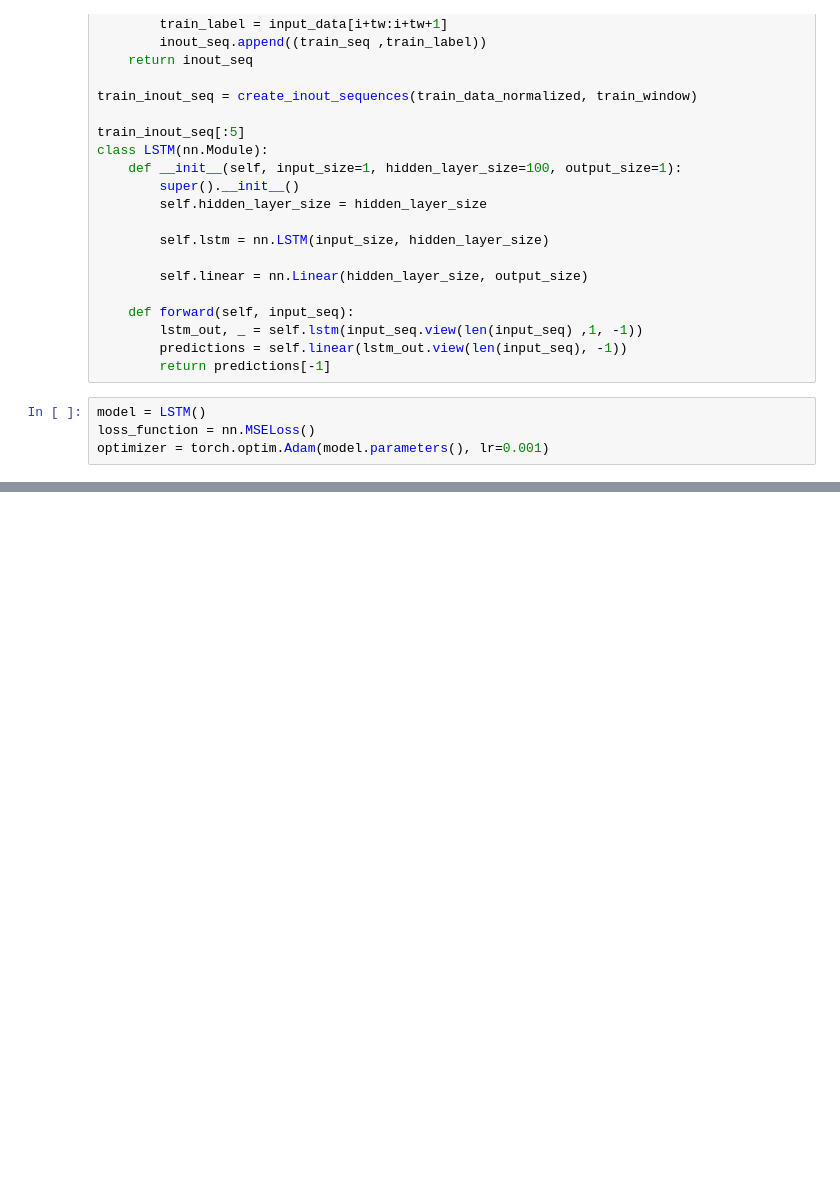
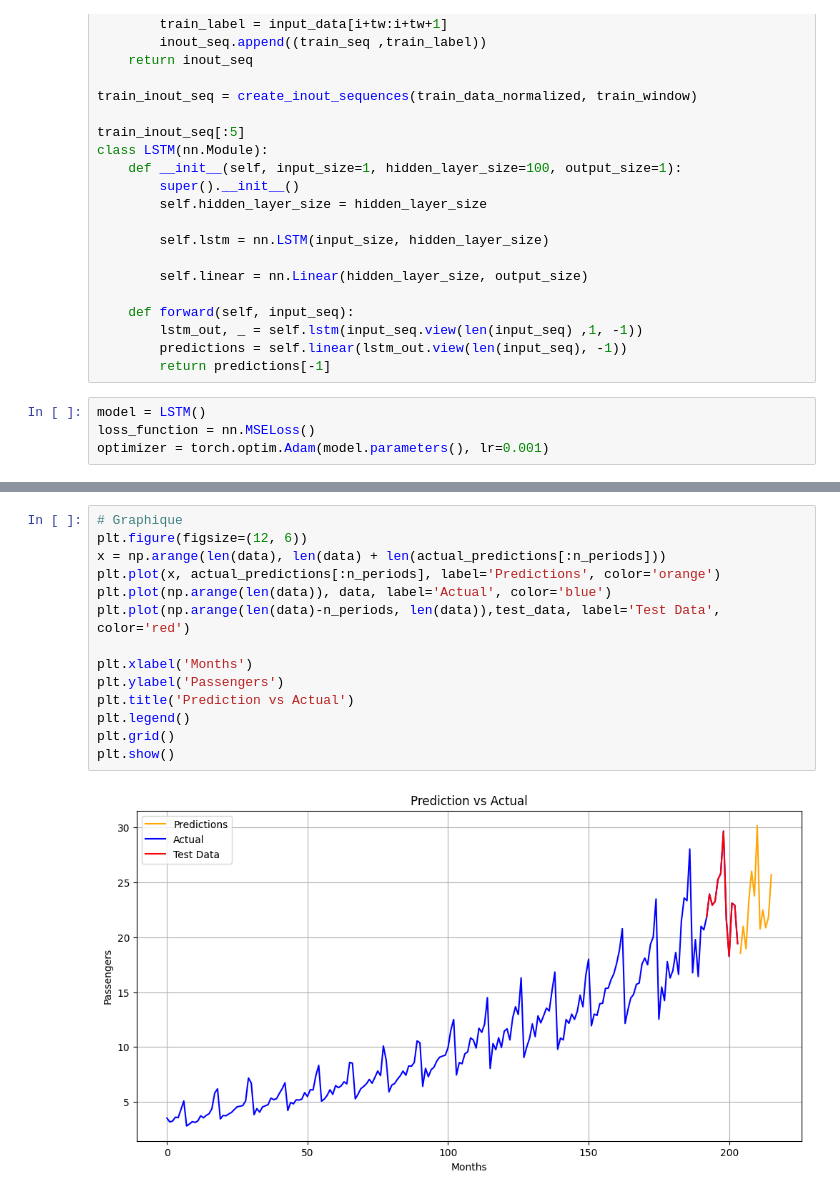
Before and after one commit to GAKIZAB/Time_series, a Jupyter notebook: Time_series.ipynb, the cells around one changed output, grey strips where cells are left out. Saved outputs shown, nothing was run; the diff lists cells and outputs as text; blank space fills up the shorter version.

```diff
--- a/Time_series.ipynb
+++ b/Time_series.ipynb
@@ -514,0 +440,16 @@ Le modèle SARIMA a une meilleure MAE.
+# %%
+# Graphique
+plt.figure(figsize=(12, 6))
+x = np.arange(len(data), len(data) + len(actual_predictions[:n_periods]))
+plt.plot(x, actual_predictions[:n_periods], label='Predictions', color='orange')
+plt.plot(np.arange(len(data)), data, label='Actual', color='blue')
+plt.plot(np.arange(len(data)-n_periods, len(data)),test_data, label='Test Data', color='red')
+
+plt.xlabel('Months')
+plt.ylabel('Passengers')
+plt.title('Prediction vs Actual')
+plt.legend()
+plt.grid()
+plt.show()
+# %% [output]
+[figure, added]
```
Also changed, not shown: parts of 13 cells of this notebook.
